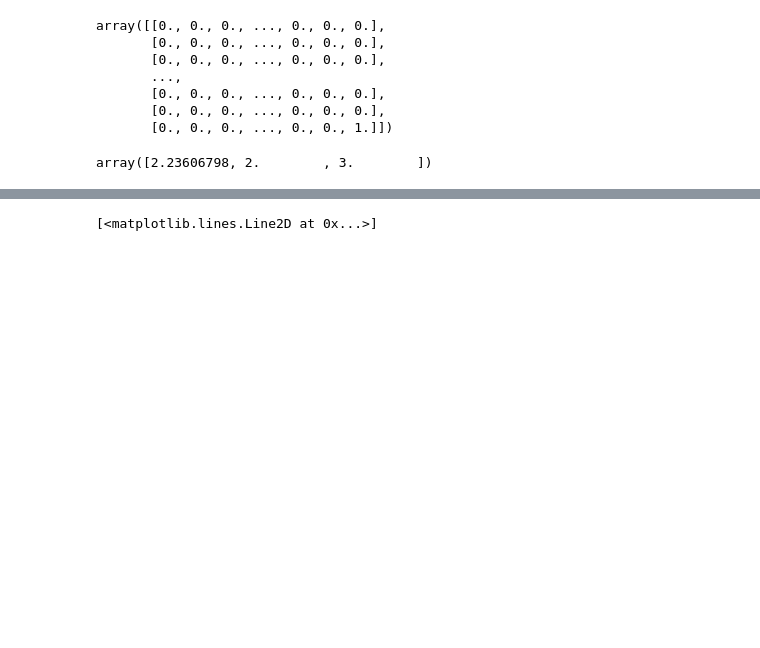
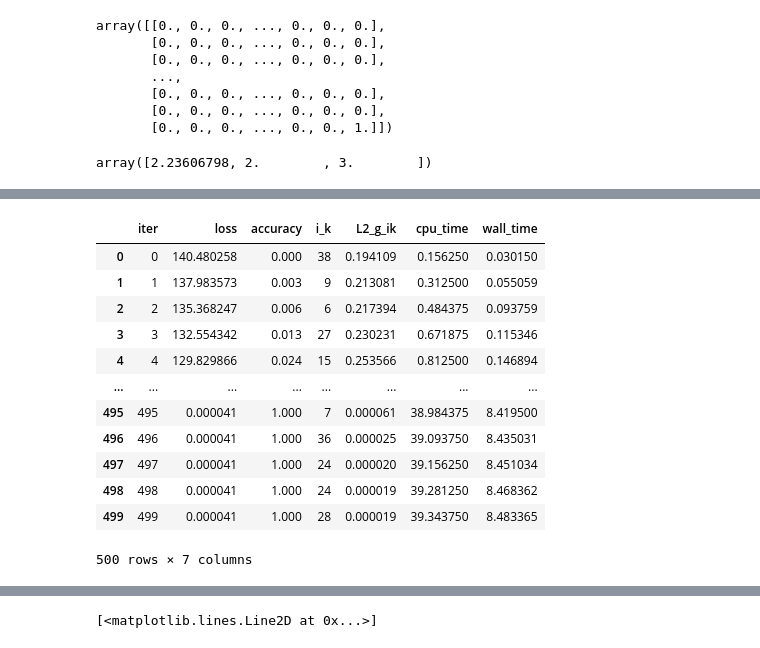
Before and after one commit to Aiecco/BCGD-methods, a Jupyter notebook: HW scratch.ipynb, the cells around one changed output, grey strips where cells are left out. Saved outputs shown, nothing was run; the diff lists cells and outputs as text; code cells hidden in the pictures; blank space fills up the shorter version.

```diff
--- a/HW scratch.ipynb
+++ b/HW scratch.ipynb
@@ -237,0 +245,17 @@ hist_BCGD_GS_df
+# %%
+hist_BCGD_rand_df = BCGD(rand_coord_select, max_iter=500)
+hist_BCGD_rand_df
+# %% [output]
+|  | iter | loss | accuracy | i_k | L2_g_ik | cpu_time | wall_time |
+| 0 | 0 | 140.480258 | 0.000 | 38 | 0.194109 | 0.156250 | 0.030150 |
+| 1 | 1 | 137.983573 | 0.003 | 9 | 0.213081 | 0.312500 | 0.055059 |
+| 2 | 2 | 135.368247 | 0.006 | 6 | 0.217394 | 0.484375 | 0.093759 |
+| 3 | 3 | 132.554342 | 0.013 | 27 | 0.230231 | 0.671875 | 0.115346 |
+| 4 | 4 | 129.829866 | 0.024 | 15 | 0.253566 | 0.812500 | 0.146894 |
+| ... | ... | ... | ... | ... | ... | ... | ... |
+| 495 | 495 | 0.000041 | 1.000 | 7 | 0.000061 | 38.984375 | 8.419500 |
+| 496 | 496 | 0.000041 | 1.000 | 36 | 0.000025 | 39.093750 | 8.435031 |
+| 497 | 497 | 0.000041 | 1.000 | 24 | 0.000020 | 39.156250 | 8.451034 |
+| 498 | 498 | 0.000041 | 1.000 | 24 | 0.000019 | 39.281250 | 8.468362 |
+| 499 | 499 | 0.000041 | 1.000 | 28 | 0.000019 | 39.343750 | 8.483365 |
+500 rows × 7 columns
```
Also changed, not shown: parts of 6 cells of this notebook, 1 other file.
